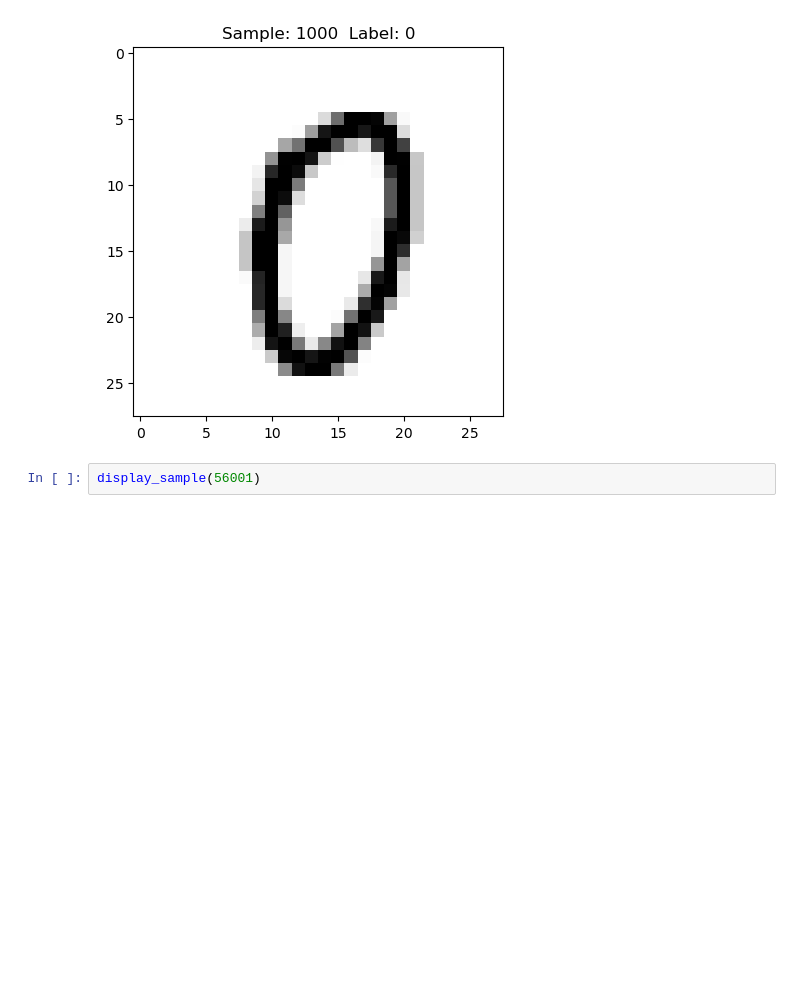
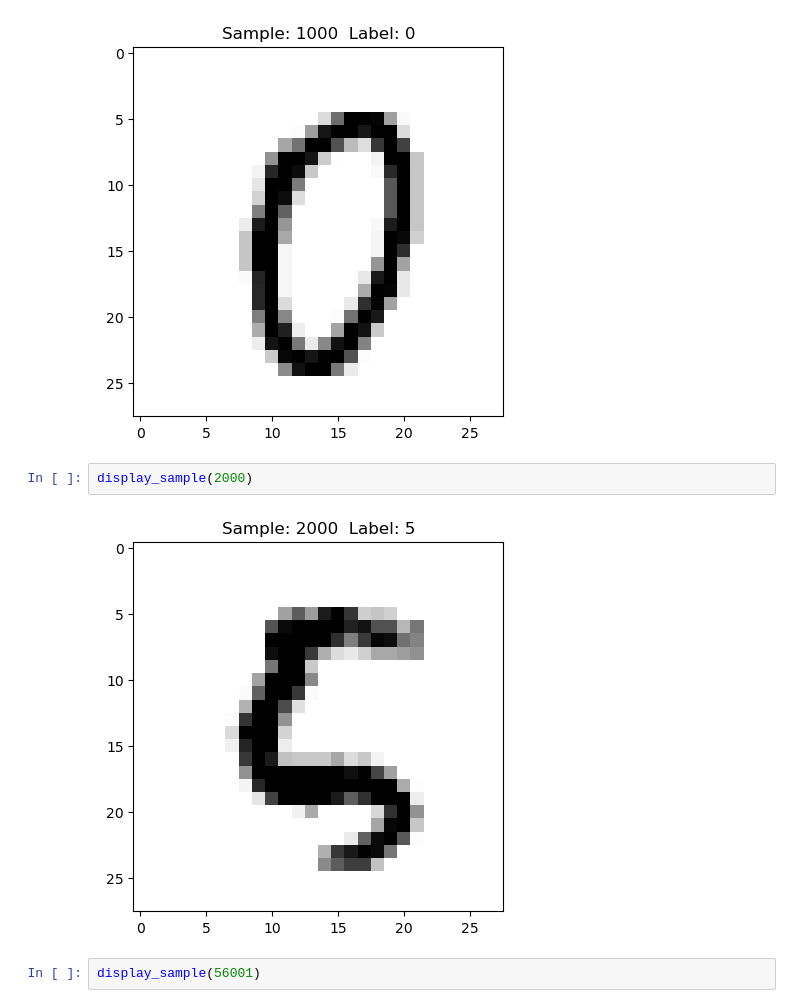
Before and after one commit to EniolaAdemola/tensorflow-basics, a Jupyter notebook: Tensorflow.ipynb, the cells around one changed output. Saved outputs shown, nothing was run; the diff lists cells and outputs as text; blank space fills up the shorter version.

```diff
--- a/Tensorflow.ipynb
+++ b/Tensorflow.ipynb
@@ -101,6 +101,10 @@ def display_sample(num):
 display_sample(1000)
 # %% [output]
 [figure]
+# %%
+display_sample(2000)
+# %% [output]
+[figure, added]
 # %%
 display_sample(56001)
 # %% [output]
```
Also changed, not shown: parts of 4 cells of this notebook, 1 other file.
